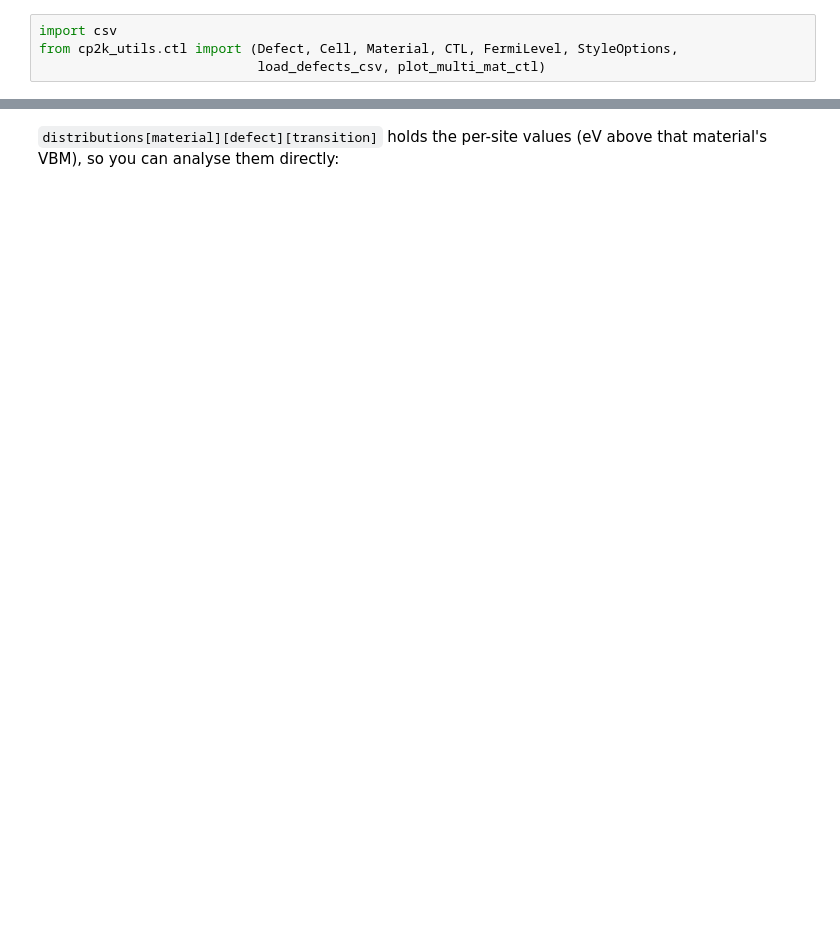
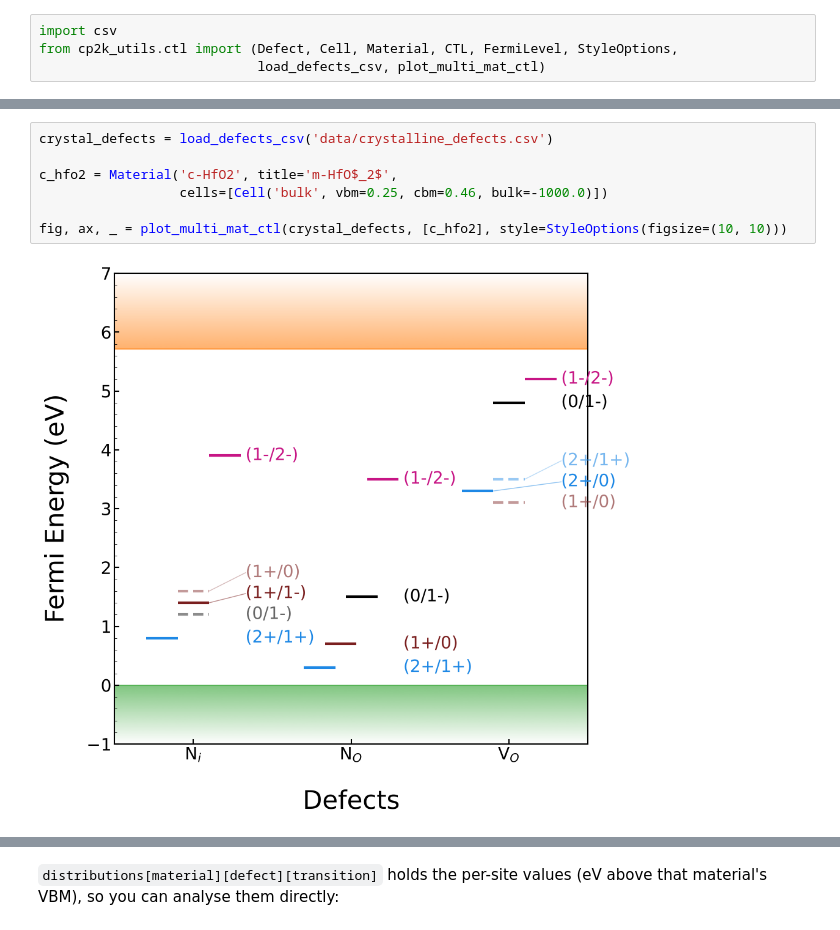
Before and after one commit to isaacmackley/cp2k_utils, a Jupyter notebook: example_scripts/plot_multi_mat_ctl.ipynb, the cells around one changed output, grey strips where cells are left out. Drawn from its saved outputs; the diff is of its cells as text; blank space fills up the shorter version.

```diff
--- a/example_scripts/plot_multi_mat_ctl.ipynb
+++ b/example_scripts/plot_multi_mat_ctl.ipynb
@@ -58 +25,10 @@ fig, ax, _ = plot_multi_mat_ctl(crystal_defects, [c_hfo2], style=StyleOptions(fi
+# %%
+crystal_defects = load_defects_csv('data/crystalline_defects.csv')
+
+c_hfo2 = Material('c-HfO2', title='m-HfO$_2$',
+                  cells=[Cell('bulk', vbm=0.25, cbm=0.46, bulk=-1000.0)])
+
+fig, ax, _ = plot_multi_mat_ctl(crystal_defects, [c_hfo2], style=StyleOptions(figsize=(10, 10)))
+# %% [output]
+[figure, added]
 # %% [markdown]
```
Also changed, not shown: parts of 18 cells of this notebook, 27 other files.
